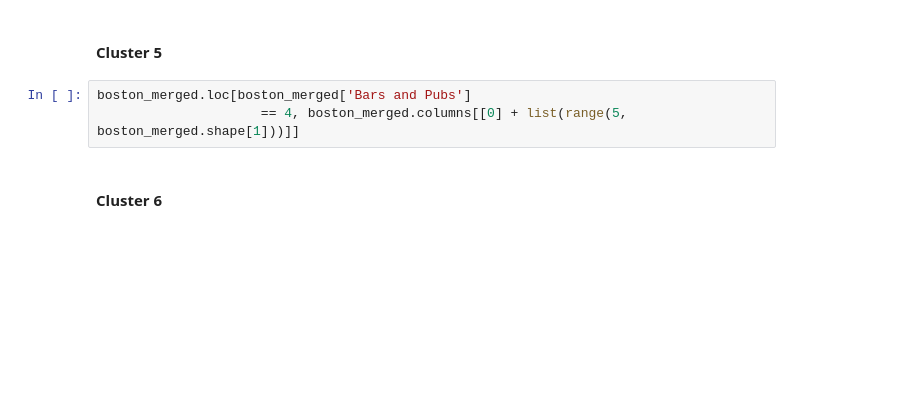
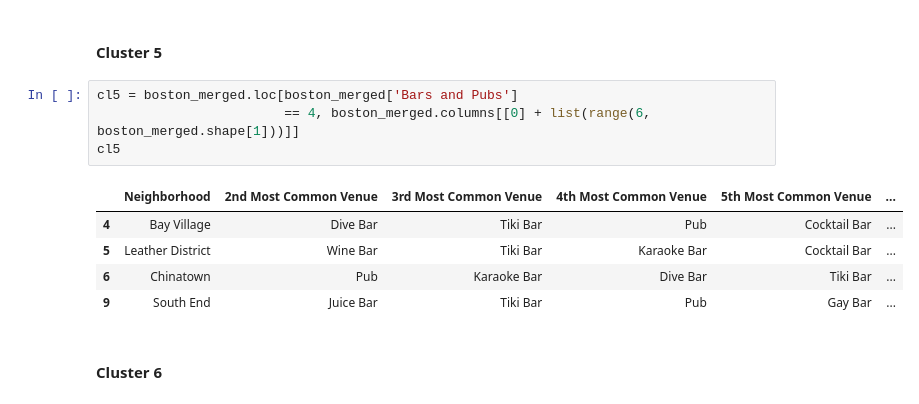
Before and after one commit to Ozzy878/Coursera_Capstone, a Jupyter notebook: Battle of the Neighborhoods/IBM_Final_CapstoneProject.ipynb, the cells around one changed output. Drawn from its saved outputs; the diff is of its cells as text; blank space fills up the shorter version.

```diff
--- a/Battle of the Neighborhoods/IBM_Final_CapstoneProject.ipynb
+++ b/Battle of the Neighborhoods/IBM_Final_CapstoneProject.ipynb
@@ -712,8 +725,15 @@ boston_merged.loc[boston_merged['Bars and Pubs']
 # %% [markdown]
 #### Cluster 5
 # %%
-boston_merged.loc[boston_merged['Bars and Pubs']
-                     == 4, boston_merged.columns[[0] + list(range(5, boston_merged.shape[1]))]]
+cl5 = boston_merged.loc[boston_merged['Bars and Pubs']
+                        == 4, boston_merged.columns[[0] + list(range(6, boston_merged.shape[1]))]]
+cl5
+# %% [output]
+|  | Neighborhood | 2nd Most Common Venue | 3rd Most Common Venue | 4th Most Common Venue | 5th Most Common Venue | ... |
+| 4 | Bay Village | Dive Bar | Tiki Bar | Pub | Cocktail Bar | ... |
+| 5 | Leather District | Wine Bar | Tiki Bar | Karaoke Bar | Cocktail Bar | ... |
+| 6 | Chinatown | Pub | Karaoke Bar | Dive Bar | Tiki Bar | ... |
+| 9 | South End | Juice Bar | Tiki Bar | Pub | Gay Bar | ... |
 # %% [markdown]
 #### Cluster 6
 # %%
```
Also changed, not shown: parts of 12 cells of this notebook.
